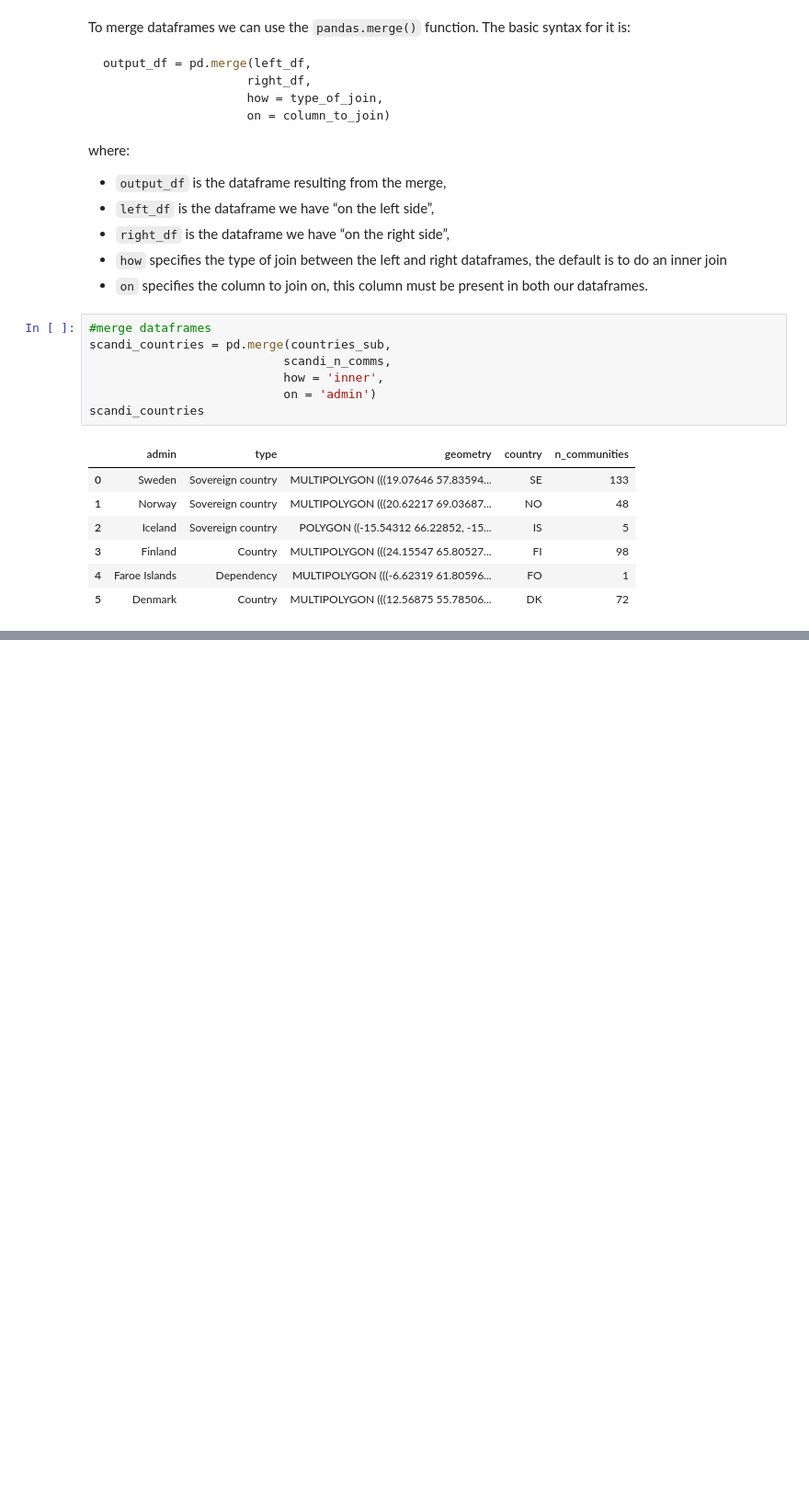
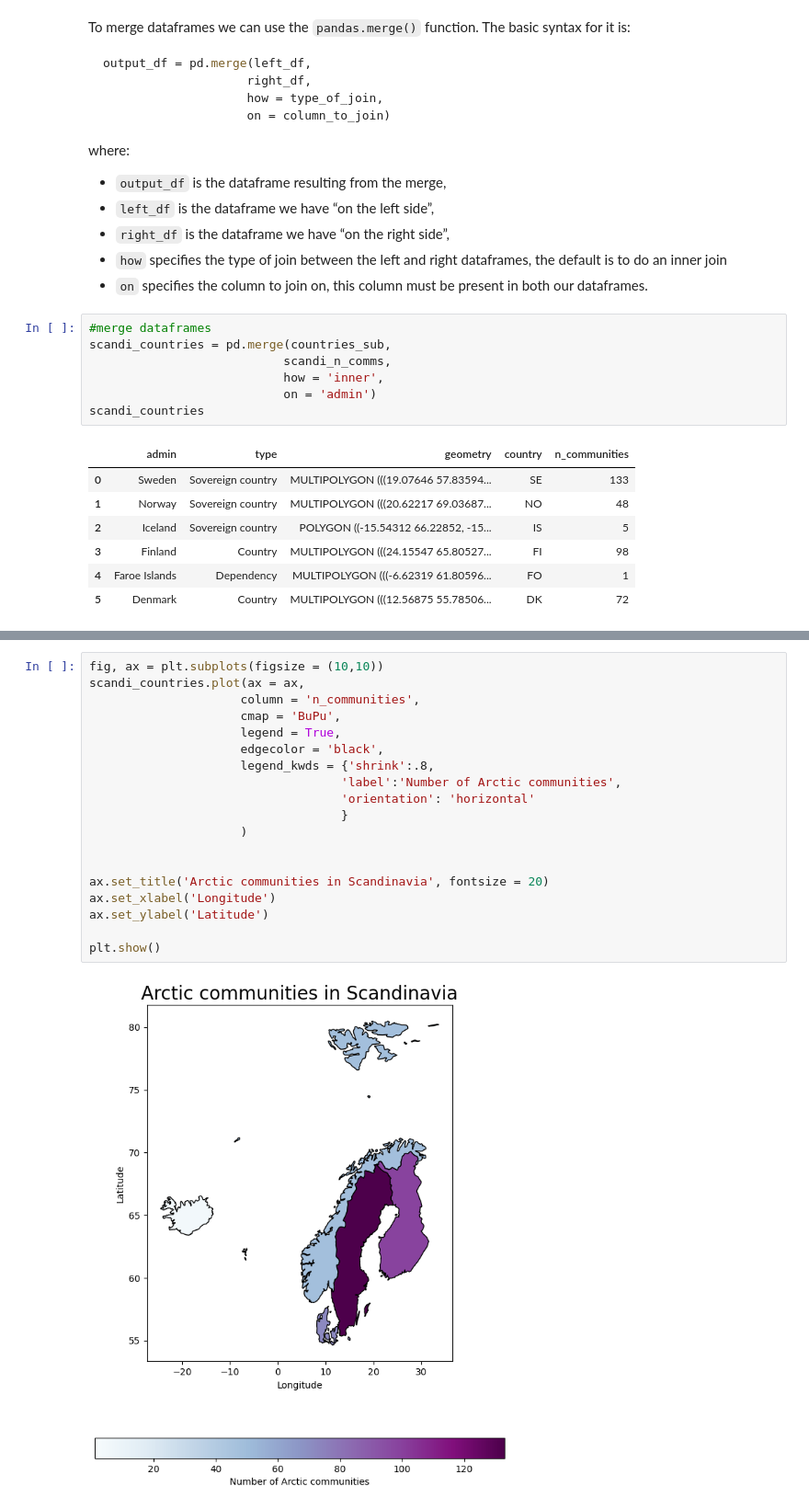
Before and after one commit to p-park6/eds220-week4, a Jupyter notebook: lesson-2-merging.ipynb, the cells around one changed output, grey strips where cells are left out. Shown at 92% size. Drawn from its saved outputs; the diff is of its cells as text; blank space fills up the shorter version.

```diff
--- a/lesson-2-merging.ipynb
+++ b/lesson-2-merging.ipynb
@@ -212,0 +270,21 @@ scandi_countries
+# %%
+fig, ax = plt.subplots(figsize = (10,10))
+scandi_countries.plot(ax = ax,
+                     column = 'n_communities',
+                     cmap = 'BuPu',
+                     legend = True,
+                     edgecolor = 'black',
+                     legend_kwds = {'shrink':.8,
+                                   'label':'Number of Arctic communities',
+                                   'orientation': 'horizontal'
+                                   }
+                     )
+
+
+ax.set_title('Arctic communities in Scandinavia', fontsize = 20)
+ax.set_xlabel('Longitude')
+ax.set_ylabel('Latitude')
+
+plt.show()
+# %% [output]
+[figure, added]
```
Also changed, not shown: parts of 9 cells of this notebook.
